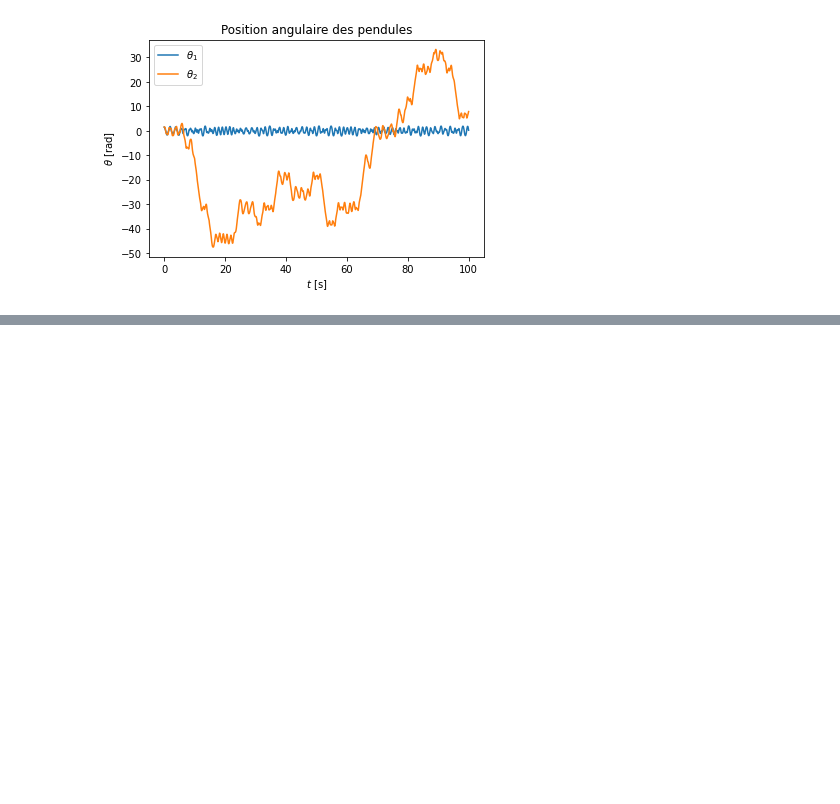
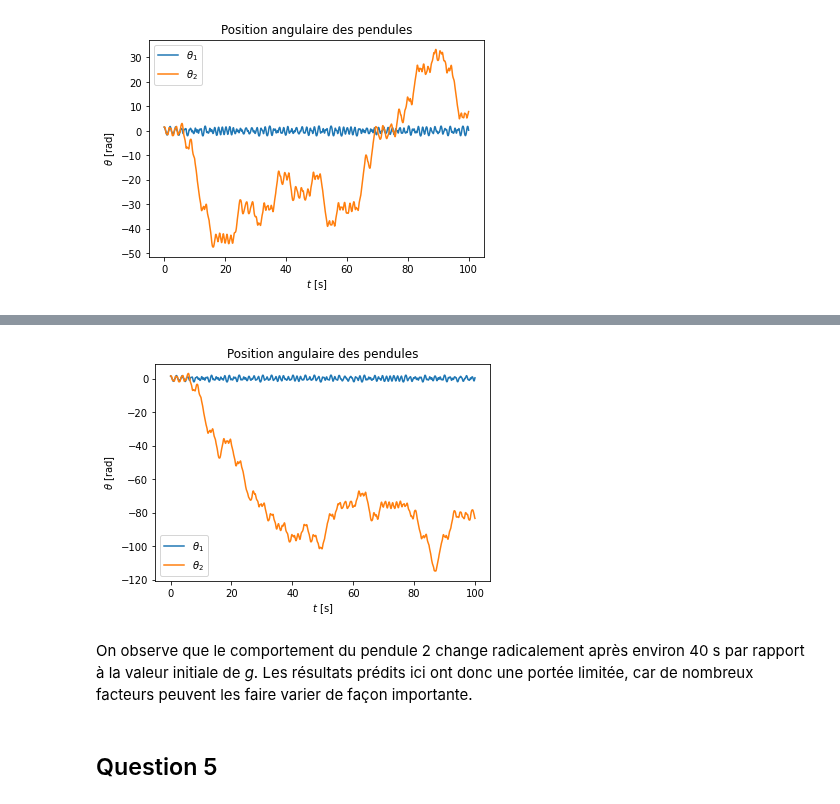
Before and after one commit to Jordan-Charest/PhysNum, a Jupyter notebook: TP3/TP3_Cla.ipynb, the cells around one changed output, grey strips where cells are left out. Saved outputs shown, nothing was run; the diff lists cells and outputs as text; code cells hidden in the pictures; blank space fills up the shorter version.

```diff
--- a/TP3/TP3_Cla.ipynb
+++ b/TP3/TP3_Cla.ipynb
@@ -121,0 +122,38 @@ SENSIBILITÉ AUX CONDITIONS INITIALES, CHAOS, RÉSULTATS AVEC g ARRONDI
+# %%
+# on redéfinit la valeur de g
+g = 9.8
+
+# définition des conditions initiales (en radians)
+cond_init = [np.pi/2, np.pi/2, 0, 0]
+
+# résolution des équations du mouvement
+vars, t = runge_kutta_4(equations_penddouble, cond_init, 0, 100, 10000)
+
+# on trace le résultat
+
+theta_1 = []
+for v in vars:
+    theta_1.append(v[0])
+
+theta_2 = []
+for v in vars:
+    theta_2.append(v[1])
+
+fig2 = plt.figure()
+fig2.patch.set_facecolor('white')
+plt.title('Position angulaire des pendules')
+plt.ylabel('$θ$ [rad]')
+plt.xlabel('$t$ [s]')
+plt.plot(t, theta_1[:-1], label="$θ_1$")
+plt.plot(t, theta_2[:-1], label="$θ_2$")
+plt.legend()
+plt.show()
+
+# on redéfinit la valeur initiale de g
+g = 9.80665
+# %% [output]
+[figure, added]
+# %% [markdown]
+On observe que le comportement du pendule 2 change radicalement après environ 40 s par rapport à la valeur initiale de *g*. Les résultats prédits ici ont donc une portée limitée, car de nombreux facteurs peuvent les faire varier de façon importante.
+# %% [markdown]
+## Question 5
```
Also changed, not shown: parts of 2 cells of this notebook.
